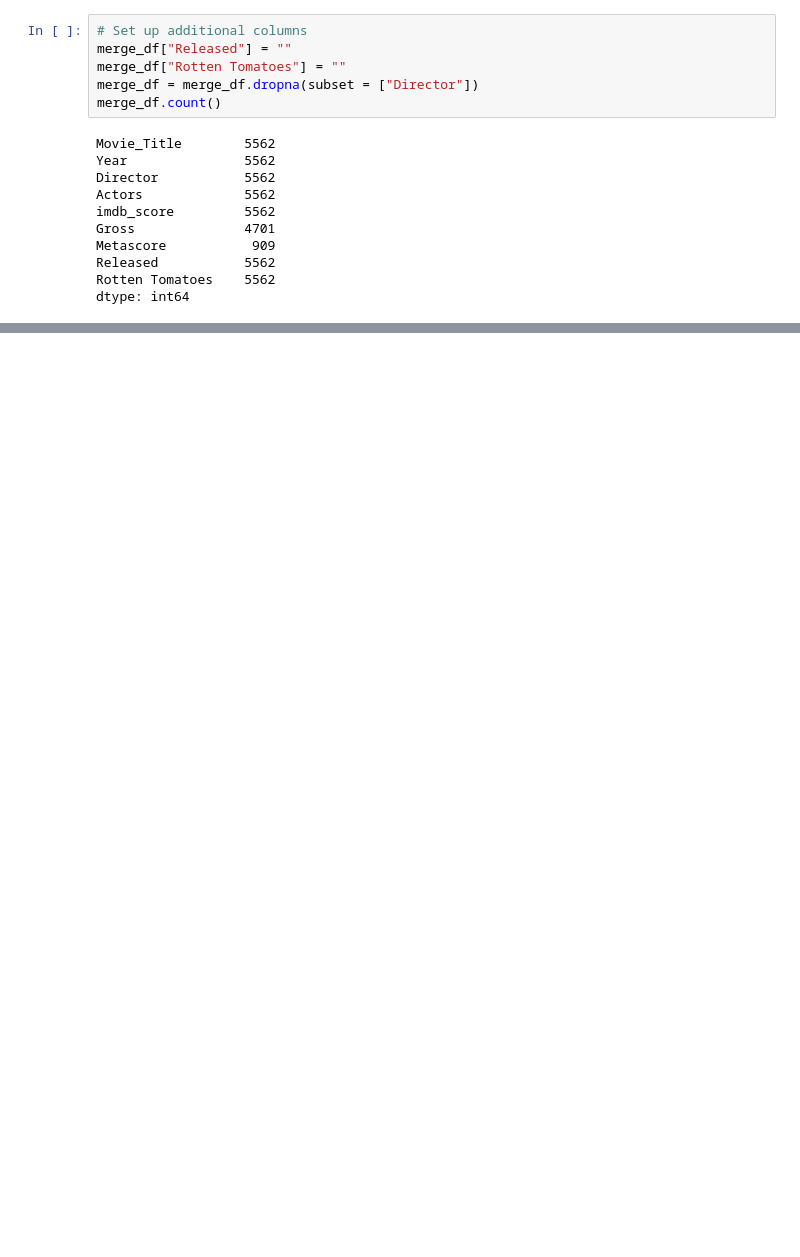
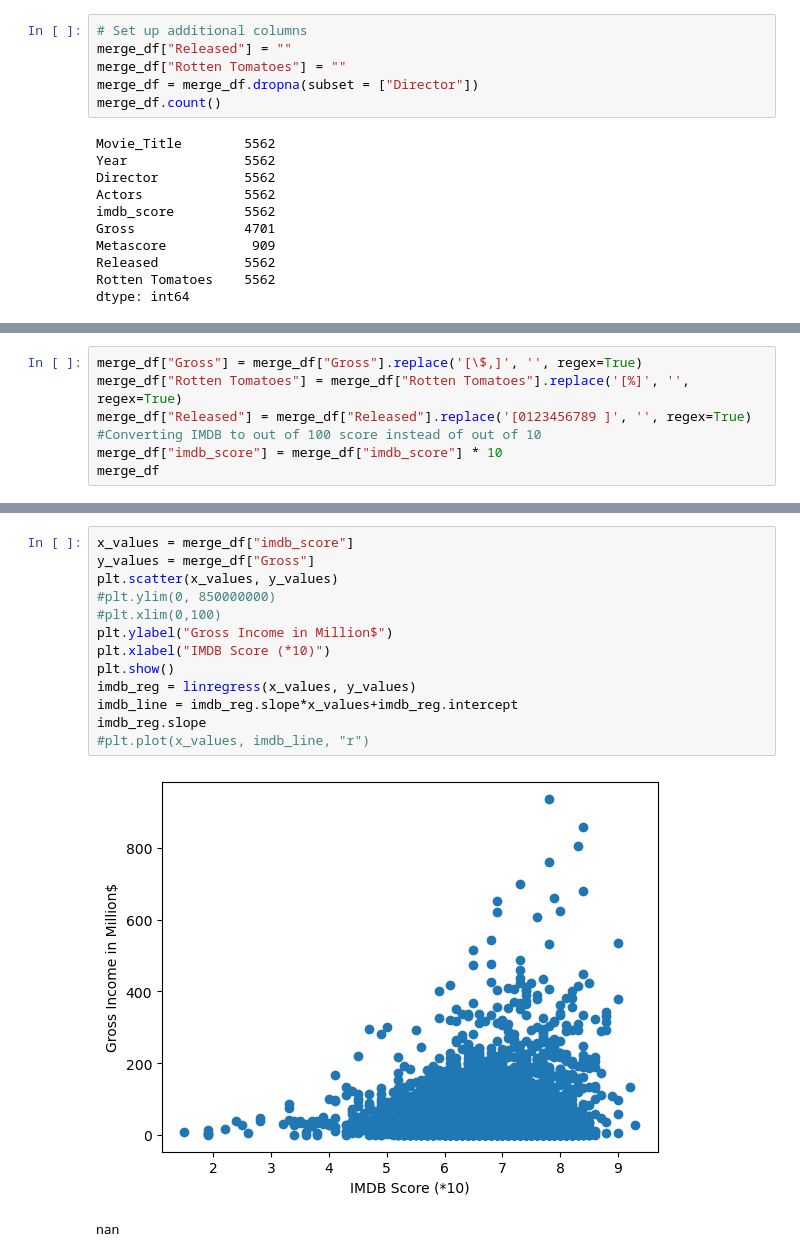
Before and after one commit to Reagz24/Project1_Team6, a Jupyter notebook: Movie_Analysis.ipynb, the cells around one changed output, grey strips where cells are left out. Saved outputs shown, nothing was run; the diff lists cells and outputs as text; blank space fills up the shorter version.

```diff
--- a/Movie_Analysis.ipynb
+++ b/Movie_Analysis.ipynb
@@ -236,0 +140,7 @@ merge_df
+# %%
+merge_df["Gross"] = merge_df["Gross"].replace('[\$,]', '', regex=True)
+merge_df["Rotten Tomatoes"] = merge_df["Rotten Tomatoes"].replace('[%]', '', regex=True)
+merge_df["Released"] = merge_df["Released"].replace('[0123456789 ]', '', regex=True)
+#Converting IMDB to out of 100 score instead of out of 10
+merge_df["imdb_score"] = merge_df["imdb_score"] * 10
+merge_df
@@ -236,0 +163,16 @@ merge_df
+# %%
+x_values = merge_df["imdb_score"]
+y_values = merge_df["Gross"]
+plt.scatter(x_values, y_values)
+#plt.ylim(0, 850000000)
+#plt.xlim(0,100)
+plt.ylabel("Gross Income in Million$")
+plt.xlabel("IMDB Score (*10)")
+plt.show()
+imdb_reg = linregress(x_values, y_values)
+imdb_line = imdb_reg.slope*x_values+imdb_reg.intercept
+imdb_reg.slope
+#plt.plot(x_values, imdb_line, "r")
+# %% [output]
+[figure, added]
+nan
```
Also changed, not shown: parts of 14 cells of this notebook.
